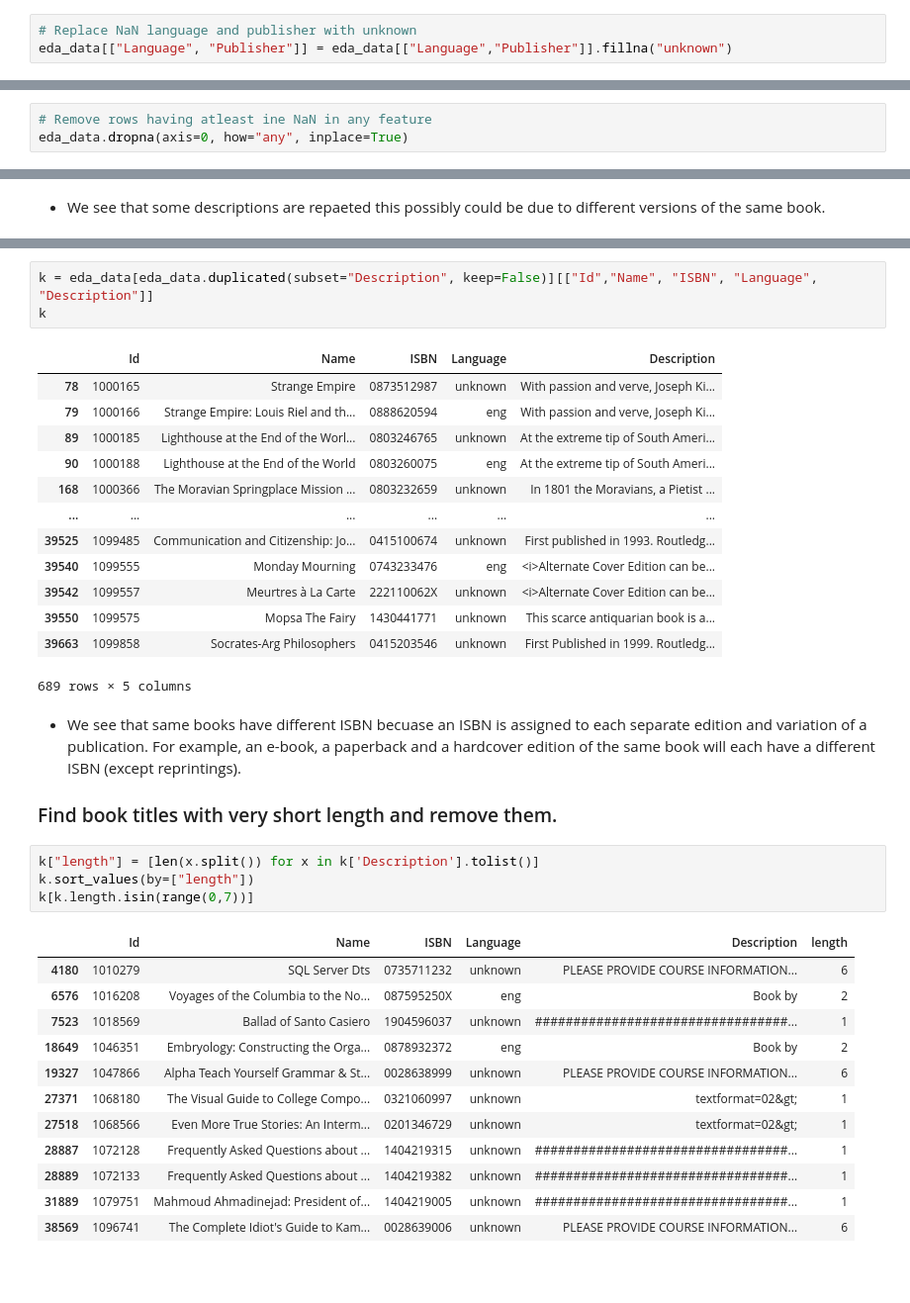
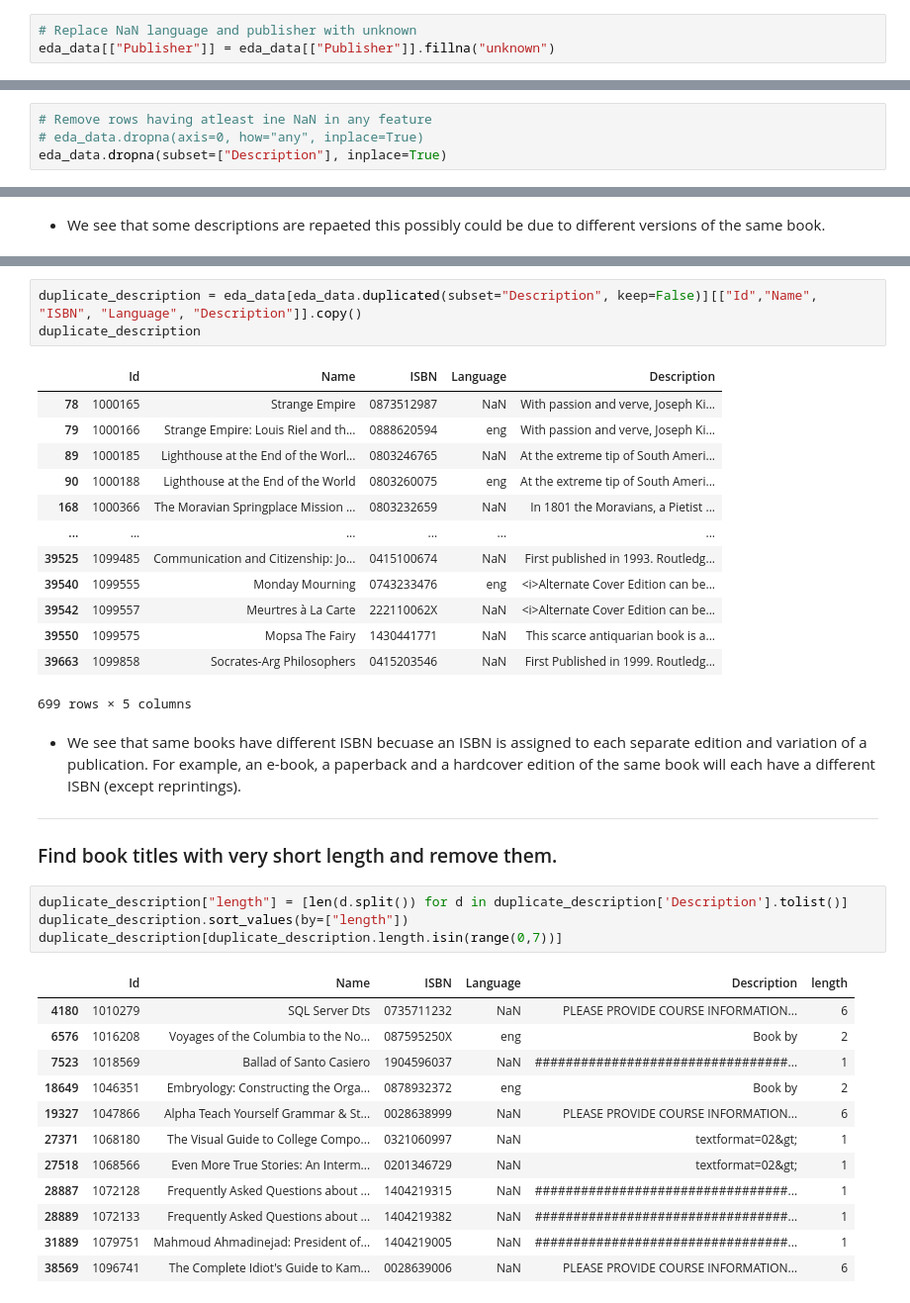
Before and after one commit to AmoliR/nlp-for-book-recommendation, a Jupyter notebook: eda.ipynb, the cells around one changed output, grey strips where cells are left out. Shown at 99% size. Saved outputs shown, nothing was run; the diff lists cells and outputs as text; blank space fills up the shorter version.

Commit message:
Data Cleaning: Impute missing language with book title language

```diff
--- a/eda.ipynb
+++ b/eda.ipynb
@@ -94,7 +96,7 @@ array([nan, 'eng', 'fre', 'en-US', 'en-GB', 'spa', 'ger', 'ita', 'jpn',
        'ypk', 'gle', 'frm', 'tur'], dtype=object)
 # %%
 # Replace NaN language and publisher with unknown
-eda_data[["Language", "Publisher"]] = eda_data[["Language","Publisher"]].fillna("unknown")
+eda_data[["Publisher"]] = eda_data[["Publisher"]].fillna("unknown")
 # %%
 eda_data.isna().sum()
 # %% [output]
@@ -124,7 +127,8 @@ eda_data[eda_data[["ISBN", "Description"]].isna().all(1)].shape
 ### Remove rows with NaN
 # %%
 # Remove rows having atleast ine NaN in any feature
-eda_data.dropna(axis=0, how="any", inplace=True)
+# eda_data.dropna(axis=0, how="any", inplace=True)
+eda_data.dropna(subset=["Description"], inplace=True)
 # %%
 eda_data.shape
 # %% [output]
@@ -181,39 +186,40 @@ Name: Description, Length: 409, dtype: object
 # %%
-k = eda_data[eda_data.duplicated(subset="Description", keep=False)][["Id","Name", "ISBN", "Language", "Description"]]
-k
+duplicate_description = eda_data[eda_data.duplicated(subset="Description", keep=False)][["Id","Name", "ISBN", "Language", "Description"]].copy()
+duplicate_description
 # %% [output]
 |  | Id | Name | ISBN | Language | Description |
-| 78 | 1000165 | Strange Empire | 0873512987 | unknown | With passion and verve, Joseph Ki... |
+| 78 | 1000165 | Strange Empire | 0873512987 | NaN | With passion and verve, Joseph Ki... |
 | 79 | 1000166 | Strange Empire: Louis Riel and th... | 0888620594 | eng | With passion and verve, Joseph Ki... |
-| 89 | 1000185 | Lighthouse at the End of the Worl... | 0803246765 | unknown | At the extreme tip of South Ameri... |
+| 89 | 1000185 | Lighthouse at the End of the Worl... | 0803246765 | NaN | At the extreme tip of South Ameri... |
 | 90 | 1000188 | Lighthouse at the End of the World | 0803260075 | eng | At the extreme tip of South Ameri... |
-| 168 | 1000366 | The Moravian Springplace Mission ... | 0803232659 | unknown | In 1801 the Moravians, a Pietist ... |
+| 168 | 1000366 | The Moravian Springplace Mission ... | 0803232659 | NaN | In 1801 the Moravians, a Pietist ... |
 | ... | ... | ... | ... | ... | ... |
-| 39525 | 1099485 | Communication and Citizenship: Jo... | 0415100674 | unknown | First published in 1993. Routledg... |
+| 39525 | 1099485 | Communication and Citizenship: Jo... | 0415100674 | NaN | First published in 1993. Routledg... |
 | 39540 | 1099555 | Monday Mourning | 0743233476 | eng | <i>Alternate Cover Edition can be... |
-| 39542 | 1099557 | Meurtres à La Carte | 222110062X | unknown | <i>Alternate Cover Edition can be... |
-| 39550 | 1099575 | Mopsa The Fairy | 1430441771 | unknown | This scarce antiquarian book is a... |
-| 39663 | 1099858 | Socrates-Arg Philosophers | 0415203546 | unknown | First Published in 1999. Routledg... |
+| 39542 | 1099557 | Meurtres à La Carte | 222110062X | NaN | <i>Alternate Cover Edition can be... |
+| 39550 | 1099575 | Mopsa The Fairy | 1430441771 | NaN | This scarce antiquarian book is a... |
+| 39663 | 1099858 | Socrates-Arg Philosophers | 0415203546 | NaN | First Published in 1999. Routledg... |
-689 rows × 5 columns
+699 rows × 5 columns
 # %% [markdown]
 - We see that same books have different ISBN becuase an ISBN is assigned to each separate edition and variation of a publication. For example, an e-book, a paperback and a hardcover edition of the same book will each have a different ISBN (except reprintings).
+---
 ### Find book titles with very short length and remove them.
 # %%
-k["length"] = [len(x.split()) for x in k['Description'].tolist()]
-k.sort_values(by=["length"])
-k[k.length.isin(range(0,7))]
+duplicate_description["length"] = [len(d.split()) for d in duplicate_description['Description'].tolist()]
+duplicate_description.sort_values(by=["length"])
+duplicate_description[duplicate_description.length.isin(range(0,7))]
 # %% [output]
 |  | Id | Name | ISBN | Language | Description | length |
-| 4180 | 1010279 | SQL Server Dts | 0735711232 | unknown | PLEASE PROVIDE COURSE INFORMATION... | 6 |
+| 4180 | 1010279 | SQL Server Dts | 0735711232 | NaN | PLEASE PROVIDE COURSE INFORMATION... | 6 |
 | 6576 | 1016208 | Voyages of the Columbia to the No... | 087595250X | eng | Book by | 2 |
-| 7523 | 1018569 | Ballad of Santo Casiero | 1904596037 | unknown | #################################... | 1 |
+| 7523 | 1018569 | Ballad of Santo Casiero | 1904596037 | NaN | #################################... | 1 |
 | 18649 | 1046351 | Embryology: Constructing the Orga... | 0878932372 | eng | Book by | 2 |
-| 19327 | 1047866 | Alpha Teach Yourself Grammar & St... | 0028638999 | unknown | PLEASE PROVIDE COURSE INFORMATION... | 6 |
-| 27371 | 1068180 | The Visual Guide to College Compo... | 0321060997 | unknown | textformat=02&gt; | 1 |
-| 27518 | 1068566 | Even More True Stories: An Interm... | 0201346729 | unknown | textformat=02&gt; | 1 |
-| 28887 | 1072128 | Frequently Asked Questions about ... | 1404219315 | unknown | #################################... | 1 |
-| 28889 | 1072133 | Frequently Asked Questions about ... | 1404219382 | unknown | #################################... | 1 |
-| 31889 | 1079751 | Mahmoud Ahmadinejad: President of... | 1404219005 | unknown | #################################... | 1 |
-| 38569 | 1096741 | The Complete Idiot's Guide to Kam... | 0028639006 | unknown | PLEASE PROVIDE COURSE INFORMATION... | 6 |
+| 19327 | 1047866 | Alpha Teach Yourself Grammar & St... | 0028638999 | NaN | PLEASE PROVIDE COURSE INFORMATION... | 6 |
+| 27371 | 1068180 | The Visual Guide to College Compo... | 0321060997 | NaN | textformat=02&gt; | 1 |
+| 27518 | 1068566 | Even More True Stories: An Interm... | 0201346729 | NaN | textformat=02&gt; | 1 |
+| 28887 | 1072128 | Frequently Asked Questions about ... | 1404219315 | NaN | #################################... | 1 |
+| 28889 | 1072133 | Frequently Asked Questions about ... | 1404219382 | NaN | #################################... | 1 |
+| 31889 | 1079751 | Mahmoud Ahmadinejad: President of... | 1404219005 | NaN | #################################... | 1 |
+| 38569 | 1096741 | The Complete Idiot's Guide to Kam... | 0028639006 | NaN | PLEASE PROVIDE COURSE INFORMATION... | 6 |
 # %%
 # Drop records with very short description
```
Also changed, not shown: parts of 12 cells of this notebook.
